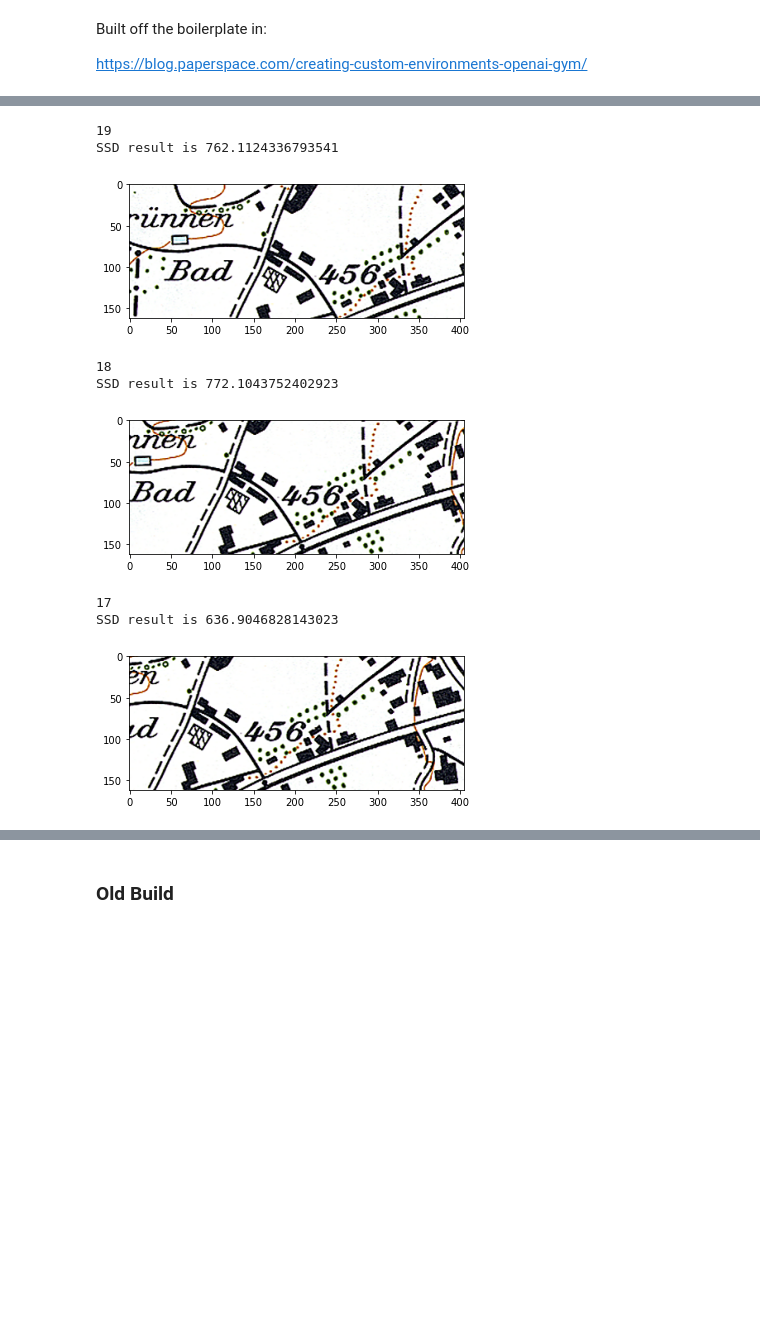
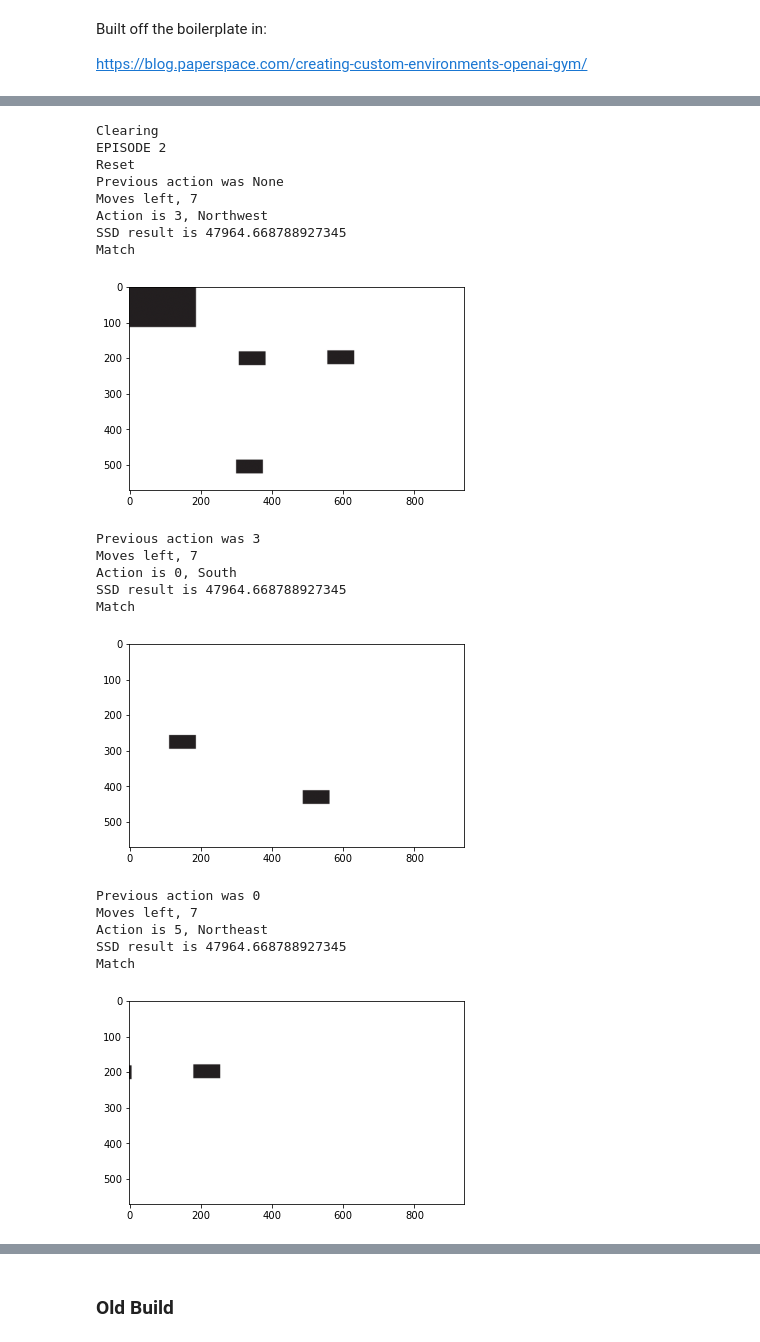
Before and after one commit to justinfmccarty/22spring_templatematching_carto, a Jupyter notebook: rl_method/notebooks/00_simple_environment.ipynb, the cells around one changed output, grey strips where cells are left out. Saved outputs shown, nothing was run; the diff lists cells and outputs as text; code cells hidden in the pictures; blank space fills up the shorter version.

```diff
--- a/rl_method/notebooks/00_simple_environment.ipynb
+++ b/rl_method/notebooks/00_simple_environment.ipynb
@@ -44,7 +58,7 @@ def Sum_of_squared_differences(roi,temp):
 # %% [markdown]
 ### General Classes
 # %%
-class Point(object):
+class Point2(object):
     def __init__(self, name, y_max, x_max, y_min, x_min):
         self.y = 0
         self.x = 0
@@ -71,7 +85,7 @@ class Point(object):
     def clamp(self, n, minn, maxn):
         return max(min(maxn, n), minn)
 
-class Frame(Point):
+class Frame(Point2):
     def __init__(self,name,y_max, x_max, y_min, x_min, T_HEIGHT, T_WIDTH):
         super(Frame, self).__init__(name, y_max, x_max, y_min, x_min)
         self.icon = cv2.cvtColor(rect_out_rast(y_min,x_min,T_HEIGHT,T_WIDTH), cv2.COLOR_GRAY2RGB)
@@ -532,0 +680,5 @@ class TemplateMatchingEnv(gym.Env):
+# %%
+# global variables
+SIMILARTY_THRESHOLD = 47964
+MAX_STEPS = 100
+TOTAL_EPISODES = 2000
@@ -537,5 +736,0 @@ env.ssd_
-# %%
-# for i in np.arange(0,2):
-env = TemplateMatchingEnv(image_norm,template_norm,obs_shape_mult=(5,5))
-obs = env.reset()
-plt.imshow(obs)
@@ -545,39 +737,51 @@ plt.imshow(obs)
-# %%
-# global variables
-SIMILARTY_THRESHOLD = 3362500
-MAX_STEPS = 100
-TOTAL_EPISODES = 2000
 # %%
-
-env = TemplateMatchingEnv(image_norm,template_norm,obs_shape_mult=(9,9))
-
-
-
-for i in np.arange(0,2):
-    print(i)
-    display.clear_output(wait=True)
-    obs = env.reset()
+env = TemplateMatchingEnv(test_image_norm,
+                          test_template_norm,
+                          obs_shape_mult=(5,5),
+                          sim_threshold=SIMILARTY_THRESHOLD)
+rewards = []
+for i in np.arange(0,4):
+    print(f"EPISODE {i}")
+    env.reset()
     while True:
         # Take a random action
-        time.sleep(0.5)
-        action = env.action_space.sample()
-        obs, reward, done, info = env.step(action)
+        time.sleep(0.25)
+        print(f"Previous action was {env.previous_action}")
+        # action = random.choice(list(set([x for x in range(0, env.action_space.n)])
+        #                             - set([action_rules(env.previous_action)])))
+        obs, reward, done, info = env.step()
         img = plt.imshow(env.render(mode='rgb_array'))
         img.set_data(env.render(mode='rgb_array'))
         display.display(plt.gcf())
+        rewards.append(env.ep_return)
 
 
         if done == True:
+            display.clear_output(wait=True)
+            print("Clearing")
+            # time.sleep(0.15)
             break
-
 env.close()
+print(f"Maximum reward achieved {max(rewards)}")
 # %% [output]
-19
-SSD result is 762.1124336793541
+Clearing
+EPISODE 2
+Reset
+Previous action was None
+Moves left, 7
+Action is 3, Northwest
+SSD result is 47964.668788927345
+Match
-[figure, old version]
+[figure, new version]
-18
-SSD result is 772.1043752402923
+Previous action was 3
+Moves left, 7
+Action is 0, South
+SSD result is 47964.668788927345
+Match
-[figure, old version]
+[figure, new version]
-17
-SSD result is 636.9046828143023
+Previous action was 0
+Moves left, 7
+Action is 5, Northeast
+SSD result is 47964.668788927345
+Match
-[figure, old version]
+[figure, new version]
```
Also changed, not shown: parts of 14 cells of this notebook.
